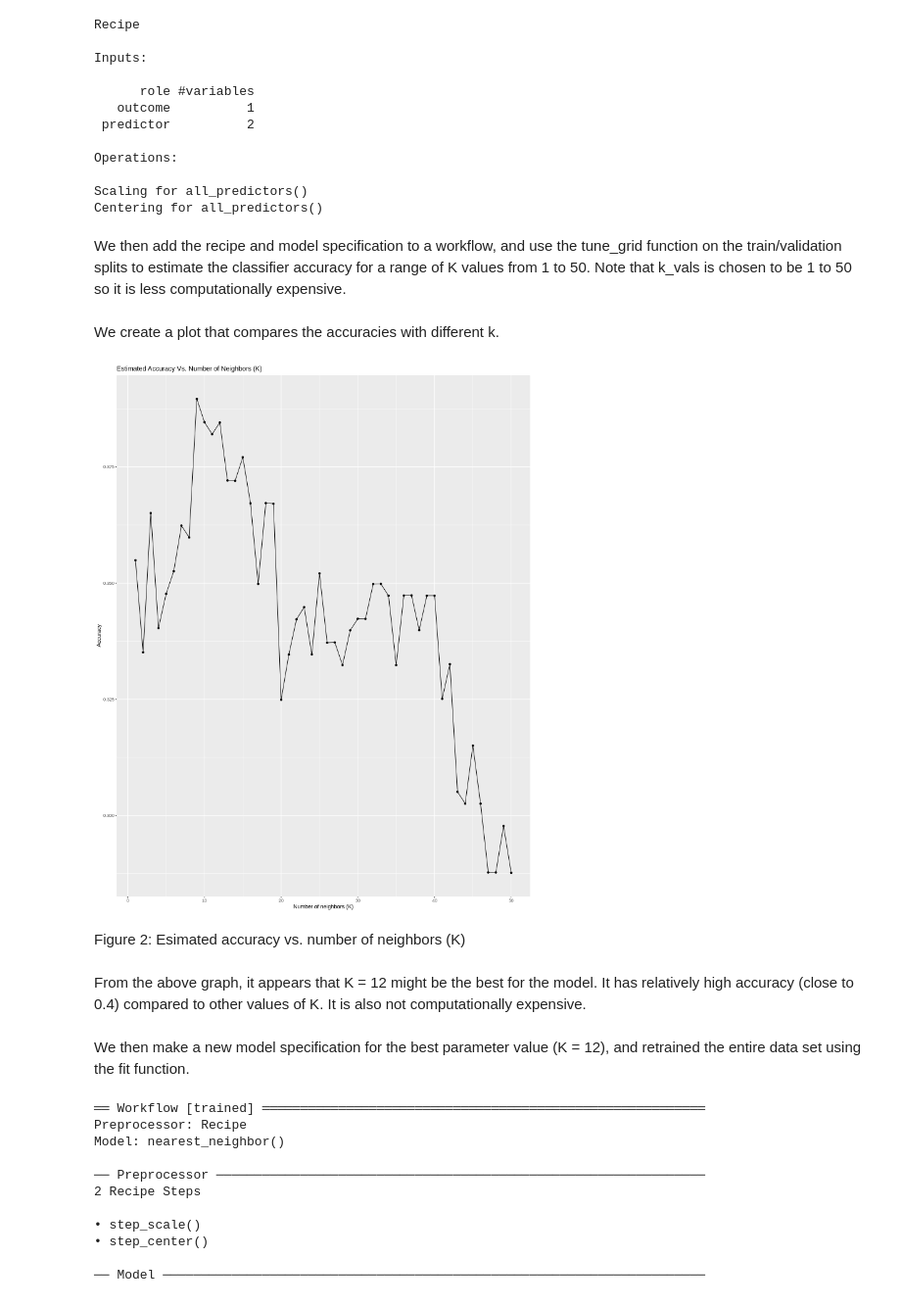
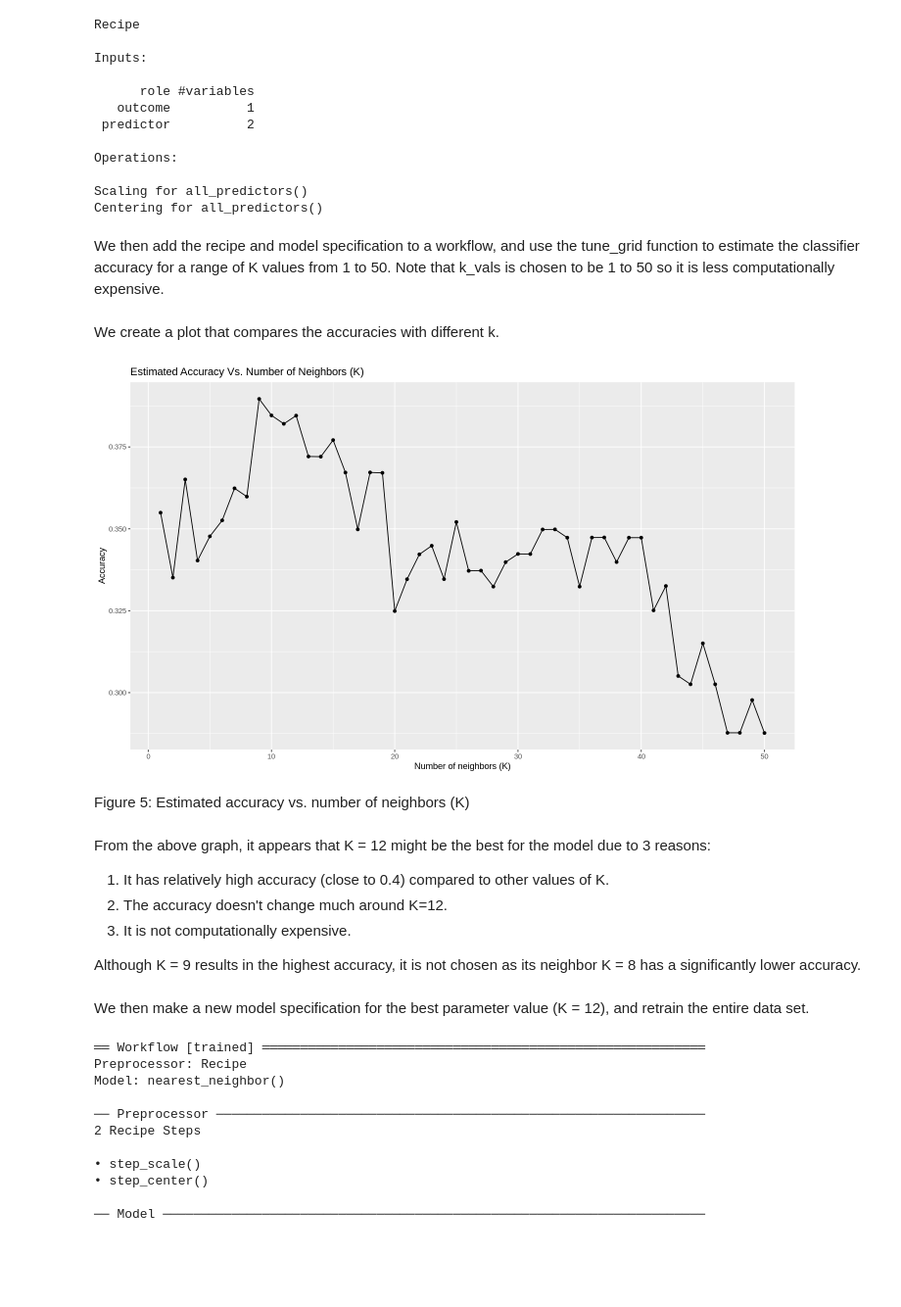
Before and after one commit to tim13246879/dsci-100-2022w1-group-87, a Jupyter notebook: Final_report.ipynb, the cells around one changed output. Shown at 98% size. Saved outputs shown, nothing was run; the diff lists cells and outputs as text; code cells hidden in the pictures; blank space fills up the shorter version.

```diff
--- a/Final_report.ipynb
+++ b/Final_report.ipynb
@@ -289,7 +298,7 @@ Operations:
 Scaling for all_predictors()
 Centering for all_predictors()
 # %% [markdown]
-We then add the recipe and model specification to a workflow, and use the tune_grid function on the train/validation splits to estimate the classifier accuracy for a range of K values from 1 to 50. Note that k_vals is chosen to be 1 to 50 so it is less computationally expensive.
+We then add the recipe and model specification to a workflow, and use the tune_grid function to estimate the classifier accuracy for a range of K values from 1 to 50. Note that k_vals is chosen to be 1 to 50 so it is less computationally expensive.
 # %%
 k_vals <- tibble(neighbors = seq(1:50))
 
@@ -303,21 +312,30 @@ We create a plot that compares the accuracies with different k.
 # %%
 accuracies <- knn_results |>
     filter(.metric == "accuracy")
 
+options(repr.plot.width = 12, repr.plot.height = 7)
 
 knn_plot <- ggplot(accuracies, aes(x = neighbors, y = mean)) +
     geom_point() +
     geom_line() +
     labs(x = "Number of neighbors (K)", y = "Accuracy", title = "Estimated Accuracy Vs. Number of Neighbors (K)")
+
+
 knn_plot
 # %% [output]
-[figure, old version]
+[figure, new version]
 # %% [markdown]
-Figure 2: Esimated accuracy vs. number of neighbors (K)
+Figure 5: Estimated accuracy vs. number of neighbors (K)
 # %% [markdown]
-From the above graph, it appears that K = 12 might be the best for the model. It has relatively high accuracy (close to 0.4) compared to other values of K. It is also not computationally expensive.
+From the above graph, it appears that K = 12 might be the best for the model due to 3 reasons:
+
+1. It has relatively high accuracy (close to 0.4) compared to other values of K.
+2. The accuracy doesn't change much around K=12.
+3. It is not computationally expensive.
+
+Although K = 9 results in the highest accuracy, it is not chosen as its neighbor K = 8 has a significantly lower accuracy.
 # %% [markdown]
-We then make a new model specification for the best parameter value (K = 12), and retrained the entire data set using the fit function.
+We then make a new model specification for the best parameter value (K = 12), and retrain the entire data set.
 # %%
 knn_spec <- nearest_neighbor(weight_func = "rectangular", neighbors = 12) |>
             set_engine("kknn") |>
```
Also changed, not shown: parts of 36 cells of this notebook.
